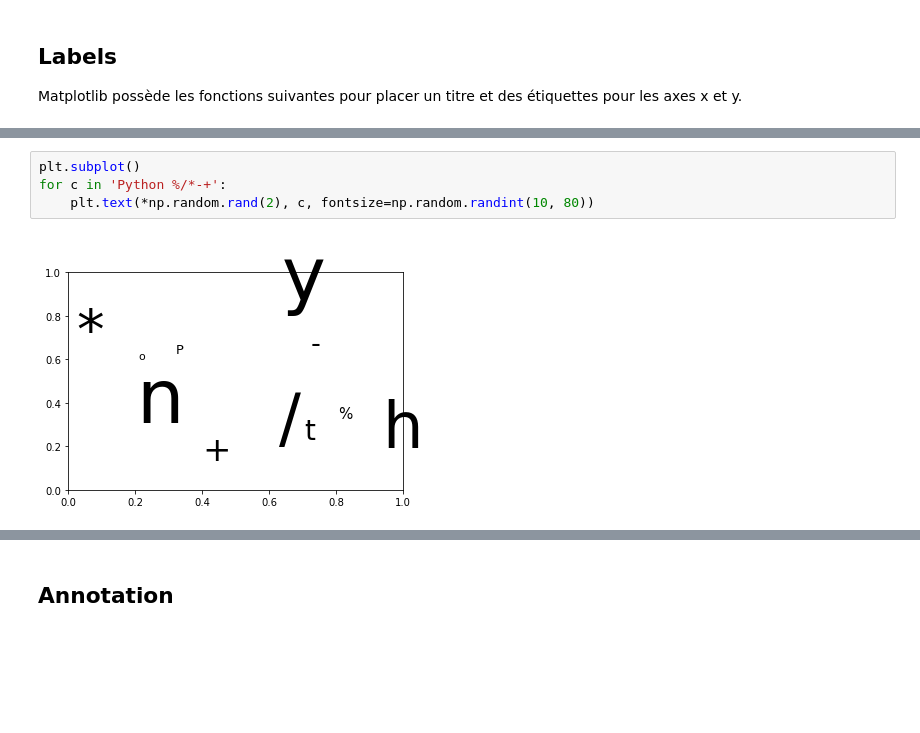
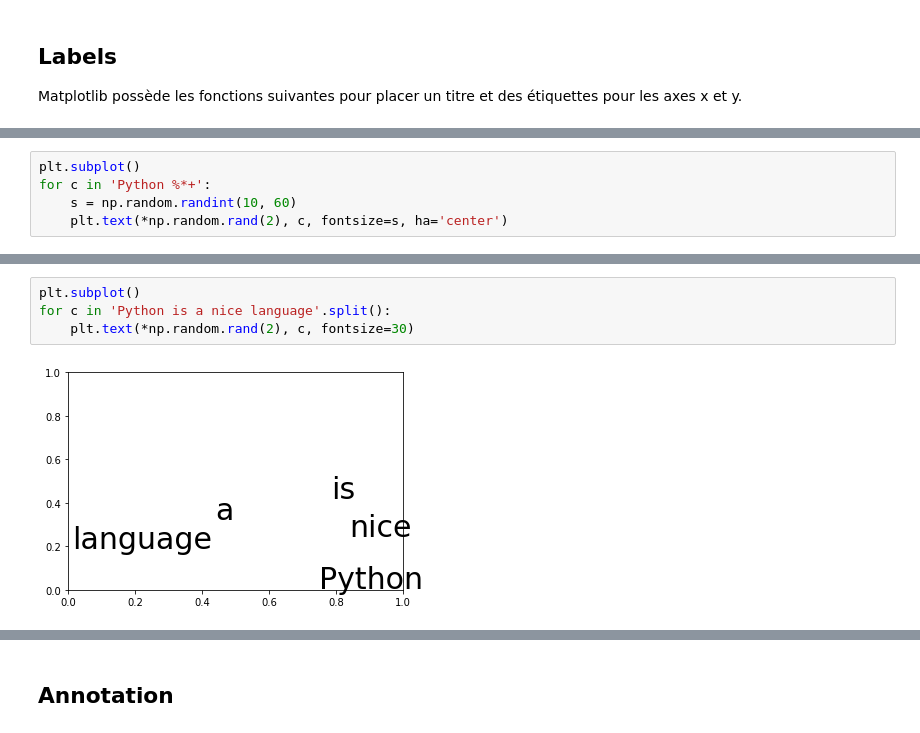
Before and after one commit to rasql/edunum, a Jupyter notebook: doc/plot/text.ipynb, the cells around one changed output, grey strips where cells are left out. Drawn from its saved outputs; the diff is of its cells as text; blank space fills up the shorter version.

```diff
--- a/doc/plot/text.ipynb
+++ b/doc/plot/text.ipynb
@@ -110,0 +50,5 @@ t = plt.xlabel('my data', fontsize=14, color='red')
+# %%
+plt.subplot()
+for c in 'Python %*+':
+    s = np.random.randint(10, 60)
+    plt.text(*np.random.rand(2), c, fontsize=s, ha='center')
@@ -111,6 +57,6 @@ t = plt.xlabel('my data', fontsize=14, color='red')
 # %%
 plt.subplot()
-for c in 'Python %/*-+':
-    plt.text(*np.random.rand(2), c, fontsize=np.random.randint(10, 80))
+for c in 'Python is a nice language'.split():
+    plt.text(*np.random.rand(2), c, fontsize=30)
 # %% [output]
-[figure, old version]
+[figure, new version]
```
Also changed, not shown: parts of 22 cells of this notebook, 11 other files.
